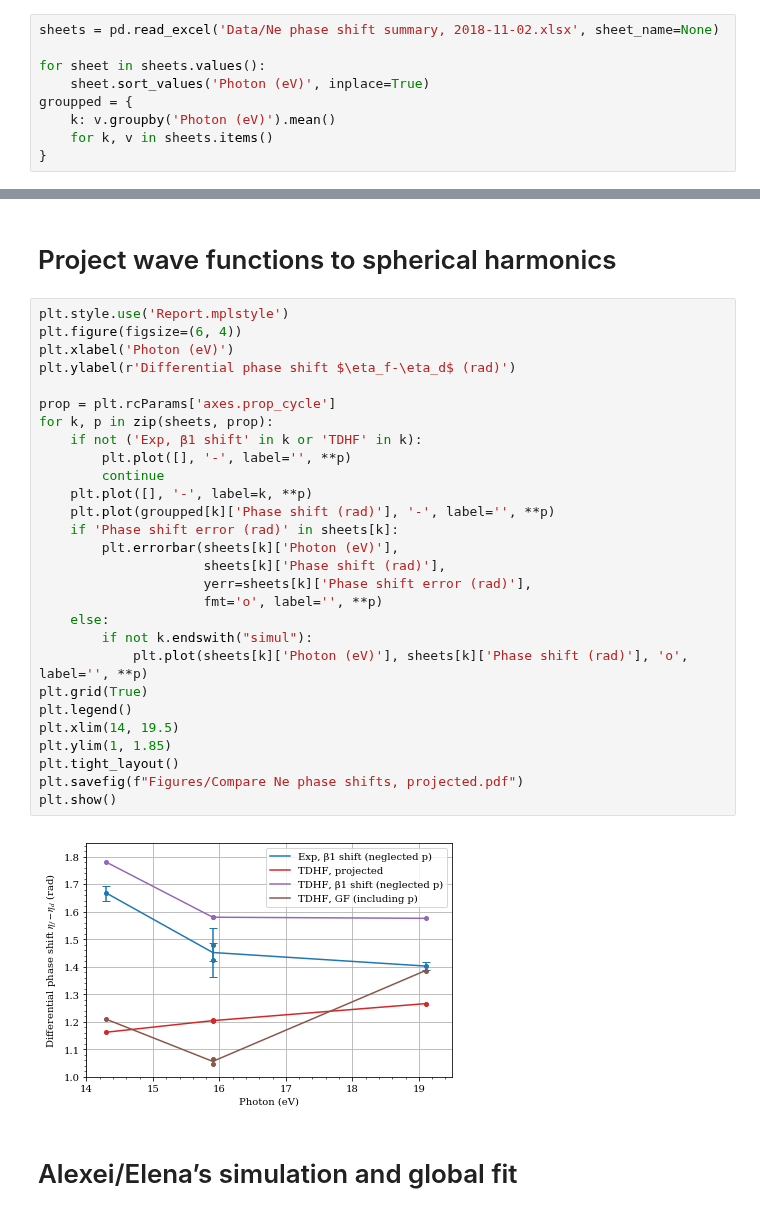
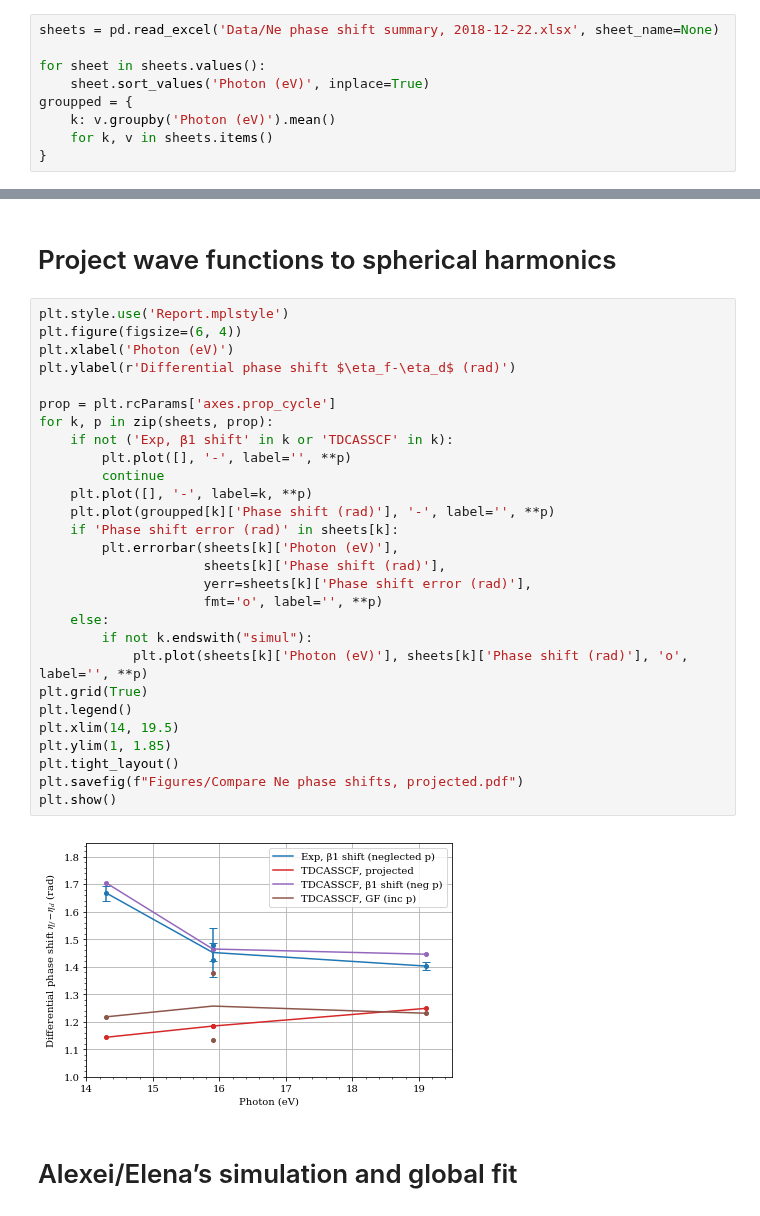
Before and after one commit to DaehyunPY/FERMI20144077, a Jupyter notebook: Notebooks/Compare Ne beta phase shifts (summary).ipynb, the cells around one changed output, grey strips where cells are left out. Cells and saved outputs as stored; diff of their text form.

Commit message:
Add data "Ne phase shift summary, 2018-12-22.xlsx" and update notebook "Compare Ne beta *.ipynb"

```diff
--- a/Notebooks/Compare Ne beta phase shifts (summary).ipynb
+++ b/Notebooks/Compare Ne beta phase shifts (summary).ipynb
@@ -3,7 +3,7 @@ import numpy as np
 import pandas as pd
 import matplotlib.pyplot as plt
 # %%
-sheets = pd.read_excel('Data/Ne phase shift summary, 2018-11-02.xlsx', sheet_name=None)
+sheets = pd.read_excel('Data/Ne phase shift summary, 2018-12-22.xlsx', sheet_name=None)
 
 for sheet in sheets.values():
     sheet.sort_values('Photon (eV)', inplace=True)
@@ -112,33 +112,33 @@ plt.show()
 # %%
 plt.style.use('Report.mplstyle')
 plt.figure(figsize=(6, 4))
 plt.xlabel('Photon (eV)')
 plt.ylabel(r'Differential phase shift $\eta_f-\eta_d$ (rad)')
 
 prop = plt.rcParams['axes.prop_cycle']
 for k, p in zip(sheets, prop):
-    if not ('Exp, β1 shift' in k or 'TDHF' in k):
+    if not ('Exp, β1 shift' in k or 'TDCASSCF' in k):
         plt.plot([], '-', label='', **p)
         continue
     plt.plot([], '-', label=k, **p)
     plt.plot(groupped[k]['Phase shift (rad)'], '-', label='', **p)
     if 'Phase shift error (rad)' in sheets[k]:
         plt.errorbar(sheets[k]['Photon (eV)'],
                      sheets[k]['Phase shift (rad)'],
                      yerr=sheets[k]['Phase shift error (rad)'],
                      fmt='o', label='', **p)
     else:
         if not k.endswith("simul"):
             plt.plot(sheets[k]['Photon (eV)'], sheets[k]['Phase shift (rad)'], 'o', label='', **p)
 plt.grid(True)
 plt.legend()
 plt.xlim(14, 19.5)
 plt.ylim(1, 1.85)
 plt.tight_layout()
 plt.savefig(f"Figures/Compare Ne phase shifts, projected.pdf")
 plt.show()
 # %% [output]
-[figure, old version]
+[figure, new version]
 # %% [markdown]
 # Alexei/Elena’s simulation and global fit
 # %%
```
Also changed, not shown: parts of 4 cells of this notebook, 2 other files.
